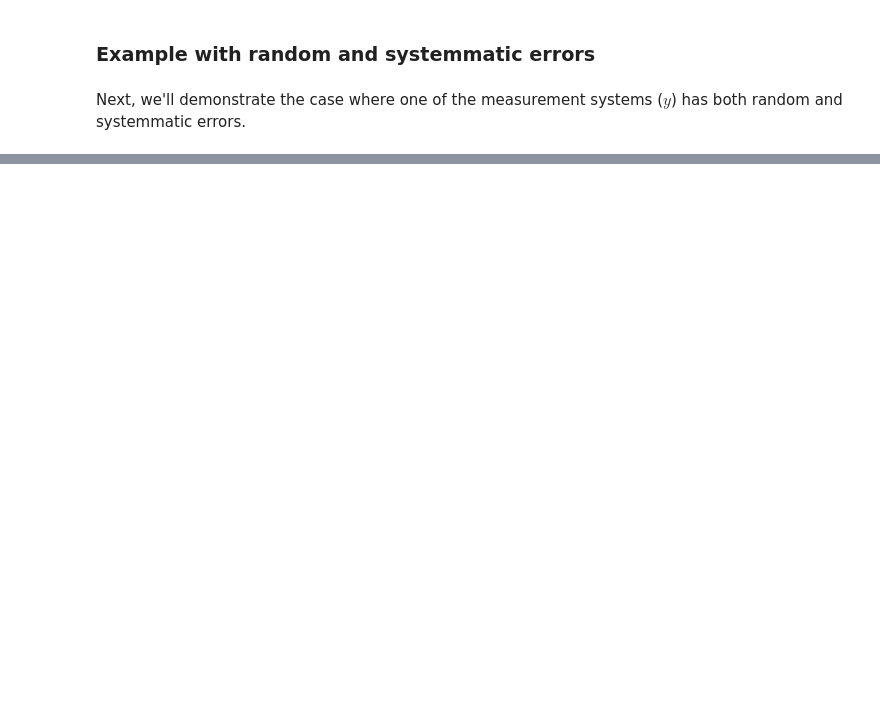
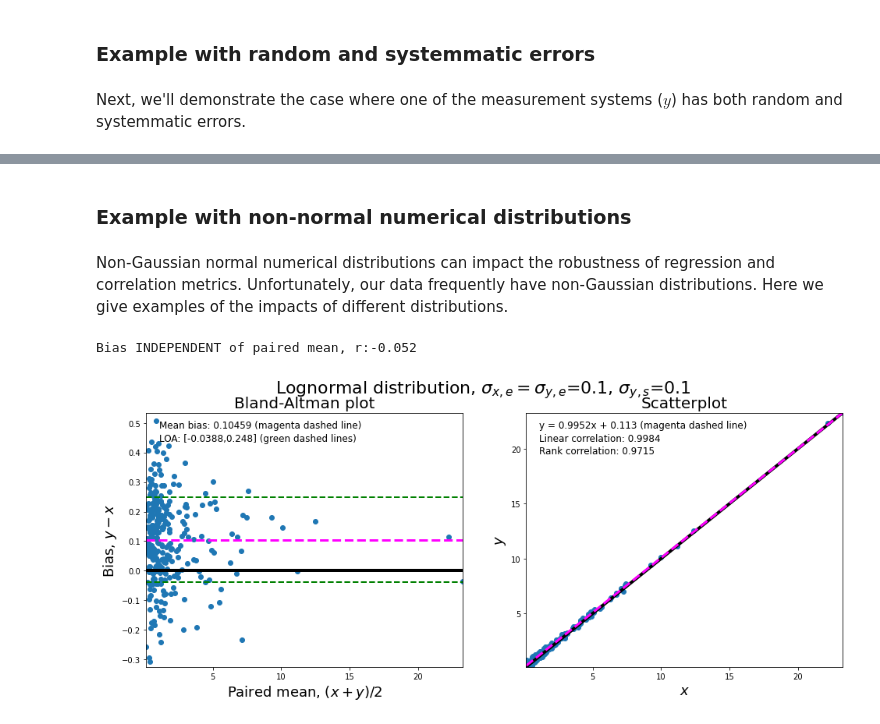
Before and after one commit to knobelsp/BlandAltman, a Jupyter notebook: BlandAltman.ipynb, the cells around one changed output, grey strips where cells are left out. Drawn from its saved outputs; the diff is of its cells as text; code cells hidden in the pictures; blank space fills up the shorter version.

```diff
--- a/BlandAltman.ipynb
+++ b/BlandAltman.ipynb
@@ -251,2 +251,22 @@ In this case we can see the advantage of the Bland-Altman style plot and analysi
 
 Although random and systemmatic errors are equivalent in magnitude, the scatterplot appears nearly identical to the previous example, which had no systemmatic error. The only indication of systemmatic error is expressed in the linear regression y intercept.
+# %% [markdown]
+### Example with non-normal numerical distributions
+# %% [markdown]
+Non-Gaussian normal numerical distributions can impact the robustness of regression and correlation metrics. Unfortunately, our data frequently have non-Gaussian distributions. Here we give examples of the impacts of different distributions.
+# %%
+leng=300
+source=np.random.lognormal(0.1,1,size=(leng)) #this is the true value
+random_error=0.1 #set a random error of 10% as wide as a standard normal distribution
+
+xx_error_rand=random_error*np.random.standard_normal(size=(leng)) #generate random error for measurement x
+xx= source + xx_error_rand #x is the true value (source) plus errors
+
+yy_error_rand=random_error*np.random.standard_normal(size=(leng)) #generate random error for measurement x
+yy_error_syst= 0.1 #systemmatic error for measurement y
+yy= source + yy_error_rand + yy_error_syst #y is the true value (source) plus  errors
+
+plot_BAvsScat(xx,yy,label='Lognormal distribution, $\sigma_{x,e}=\sigma_{y,e}$=0.1, $\sigma_{y,s}$=0.1',scat=1)
+# %% [output]
+Bias INDEPENDENT of paired mean, r:-0.052
+[figure, added]
```
Also changed, not shown: parts of 15 cells of this notebook.
